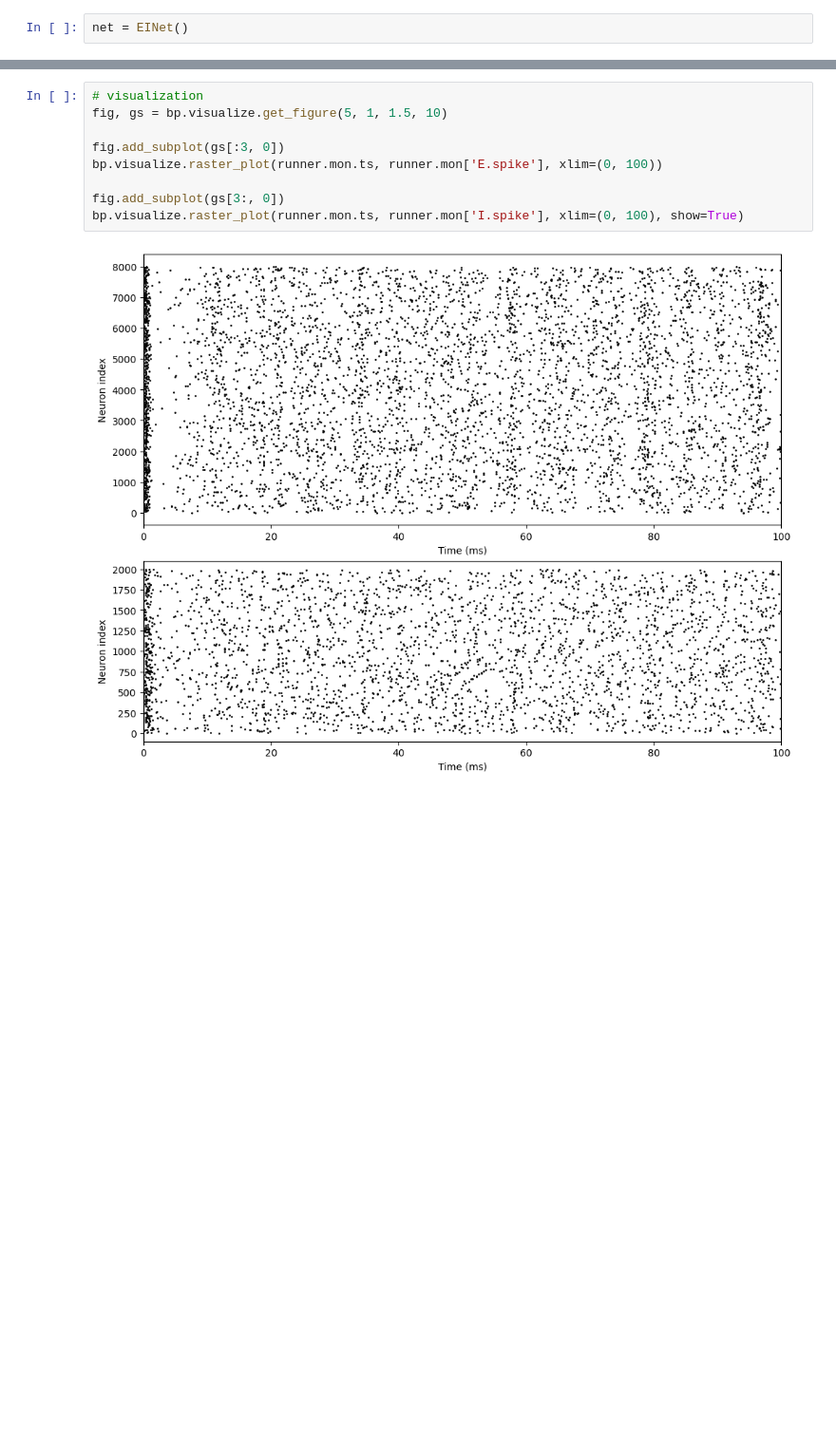
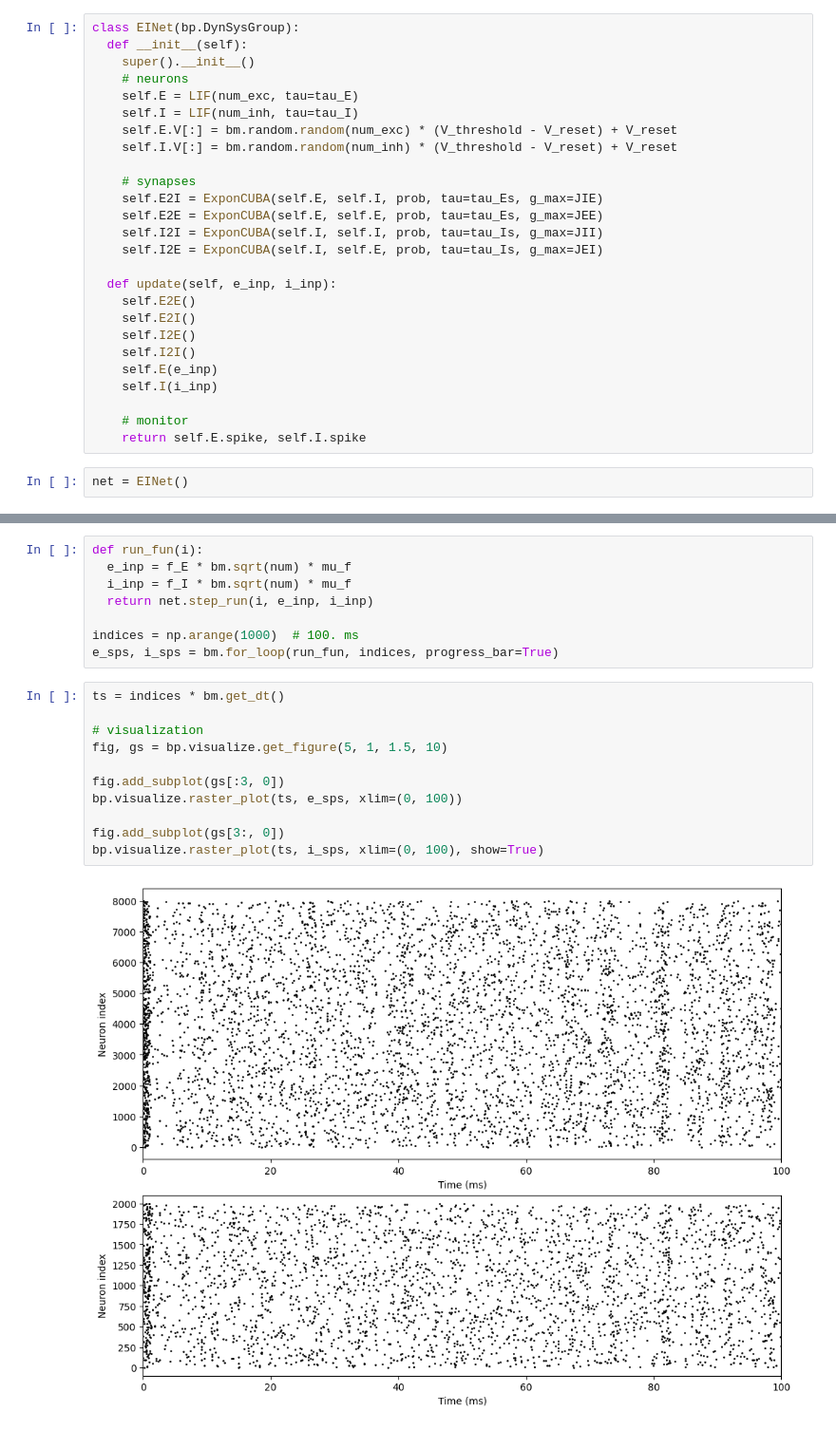
Before and after one commit to brainpy/examples, a Jupyter notebook: ei_nets/Tian_2020_EI_net_for_fast_response.ipynb, the cells around one changed output, grey strips where cells are left out. Shown at 95% size. Cells and saved outputs as stored; diff of their text form; blank space fills up the shorter version.

```diff
--- a/ei_nets/Tian_2020_EI_net_for_fast_response.ipynb
+++ b/ei_nets/Tian_2020_EI_net_for_fast_response.ipynb
@@ -78,2 +138,28 @@ class EINet(bp.DynSysGroup):
+# %%
+class EINet(bp.DynSysGroup):
+  def __init__(self):
+    super().__init__()
+    # neurons
+    self.E = LIF(num_exc, tau=tau_E)
+    self.I = LIF(num_inh, tau=tau_I)
+    self.E.V[:] = bm.random.random(num_exc) * (V_threshold - V_reset) + V_reset
+    self.I.V[:] = bm.random.random(num_inh) * (V_threshold - V_reset) + V_reset
+
+    # synapses
+    self.E2I = ExponCUBA(self.E, self.I, prob, tau=tau_Es, g_max=JIE)
+    self.E2E = ExponCUBA(self.E, self.E, prob, tau=tau_Es, g_max=JEE)
+    self.I2I = ExponCUBA(self.I, self.I, prob, tau=tau_Is, g_max=JII)
+    self.I2E = ExponCUBA(self.I, self.E, prob, tau=tau_Is, g_max=JEI)
+
+  def update(self, e_inp, i_inp):
+    self.E2E()
+    self.E2I()
+    self.I2E()
+    self.I2I()
+    self.E(e_inp)
+    self.I(i_inp)
+
+    # monitor
+    return self.E.spike, self.I.spike
 # %%
 net = EINet()
@@ -86,11 +166,21 @@ t = runner.run(100.)
+# %%
+def run_fun(i):
+  e_inp = f_E * bm.sqrt(num) * mu_f
+  i_inp = f_I * bm.sqrt(num) * mu_f
+  return net.step_run(i, e_inp, i_inp)
+
+indices = np.arange(1000)  # 100. ms
+e_sps, i_sps = bm.for_loop(run_fun, indices, progress_bar=True)
 # %%
+ts = indices * bm.get_dt()
+
 # visualization
 fig, gs = bp.visualize.get_figure(5, 1, 1.5, 10)
 
 fig.add_subplot(gs[:3, 0])
-bp.visualize.raster_plot(runner.mon.ts, runner.mon['E.spike'], xlim=(0, 100))
+bp.visualize.raster_plot(ts, e_sps, xlim=(0, 100))
 
 fig.add_subplot(gs[3:, 0])
-bp.visualize.raster_plot(runner.mon.ts, runner.mon['I.spike'], xlim=(0, 100), show=True)
+bp.visualize.raster_plot(ts, i_sps, xlim=(0, 100), show=True)
 # %% [output]
-[figure, old version]
+[figure, new version]
```
Also changed, not shown: parts of 9 cells of this notebook, 5 other files.
